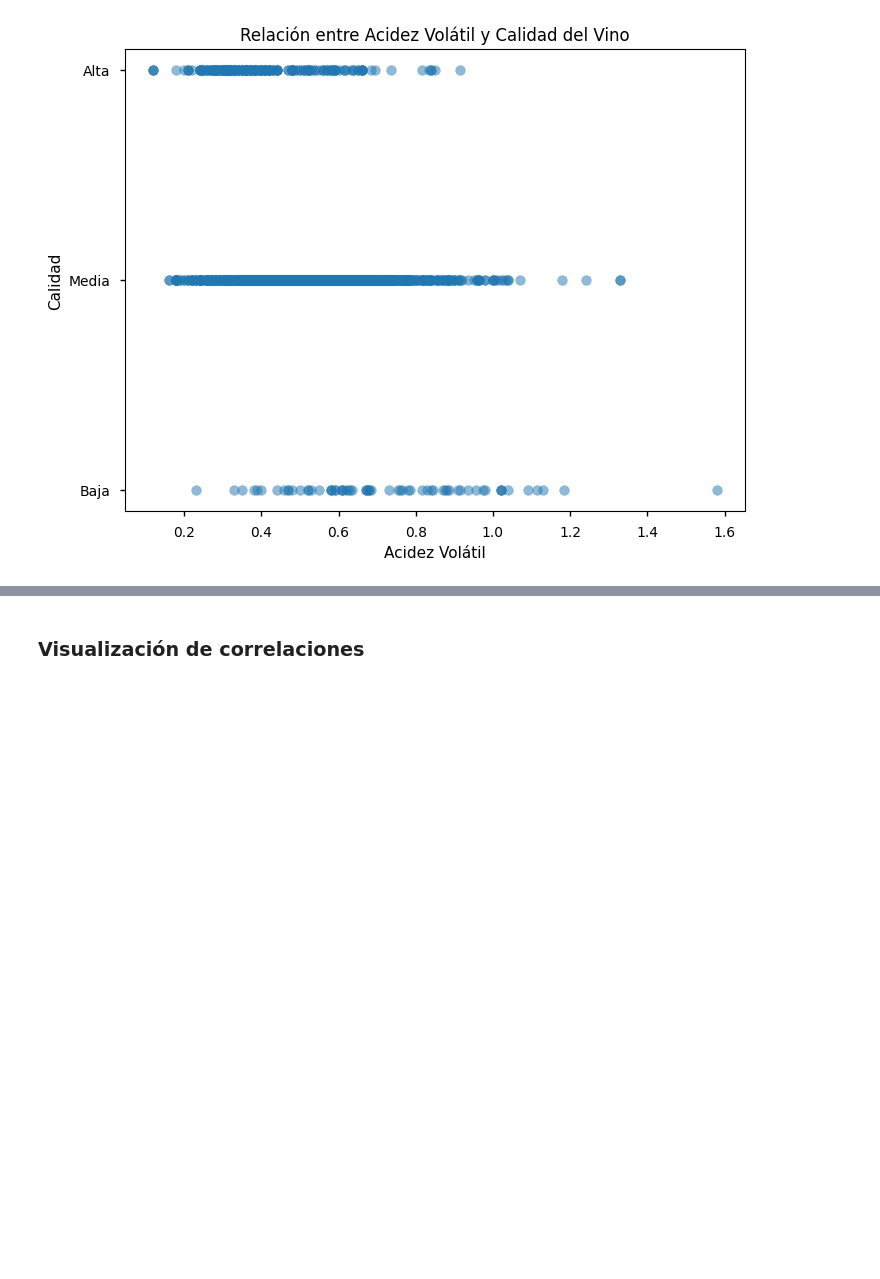
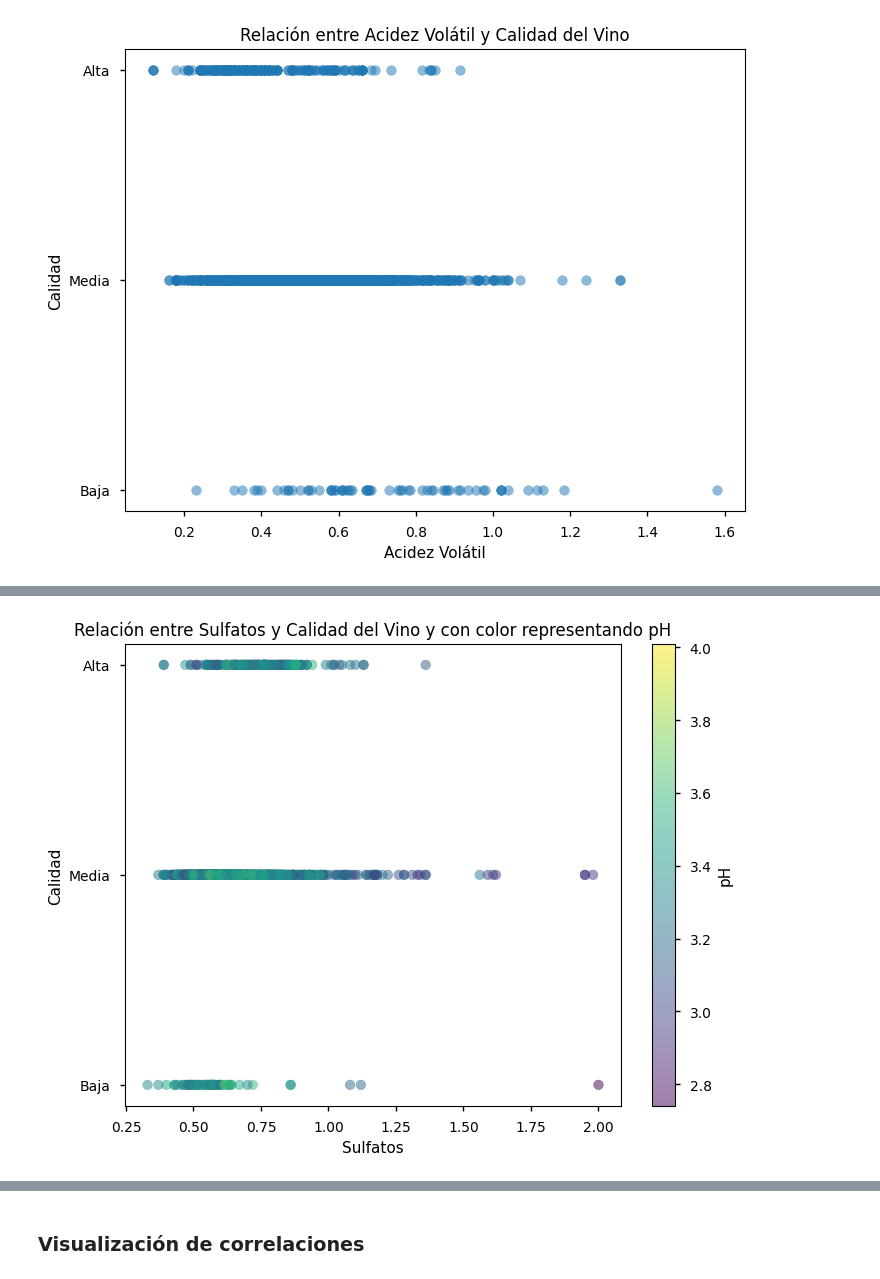
Before and after one commit to tdiego74/Clase_Data_Science_II_PBLC, a Jupyter notebook: Proyecto_DS_II_Preentrega_I_Tocci.ipynb, the cells around one changed output, grey strips where cells are left out. Drawn from its saved outputs; the diff is of its cells as text; code cells hidden in the pictures; blank space fills up the shorter version.

```diff
--- a/Proyecto_DS_II_Preentrega_I_Tocci.ipynb
+++ b/Proyecto_DS_II_Preentrega_I_Tocci.ipynb
@@ -360 +378,18 @@ plt.show()
+# %%
+# Gráfico Relación entre Sulfatos y Calidad del Vino, con color representando pH (Multivariado)
+fig, ax = plt.subplots(figsize=(8, 6))
+scatter = ax.scatter(df['Sulfatos'], df['Cod_Rango_Calidad'], c=df['pH'], cmap='viridis', alpha=0.5)
+ax.set_title('Relación entre Sulfatos y Calidad del Vino y con color representando pH')
+ax.set_xlabel('Sulfatos')
+ax.set_ylabel('Calidad')
+plt.colorbar(scatter, label='pH')
+
+# Ajustar las etiquetas del eje y para que coincidan con las categorías de calidad
+ax.set_yticks([0, 1, 2])
+ax.set_yticklabels(['Baja', 'Media', 'Alta'])
+
+plt.grid(False)
+plt.show()
+# %% [output]
+[figure, added]
 # %%
```
Also changed, not shown: parts of 21 cells of this notebook.
